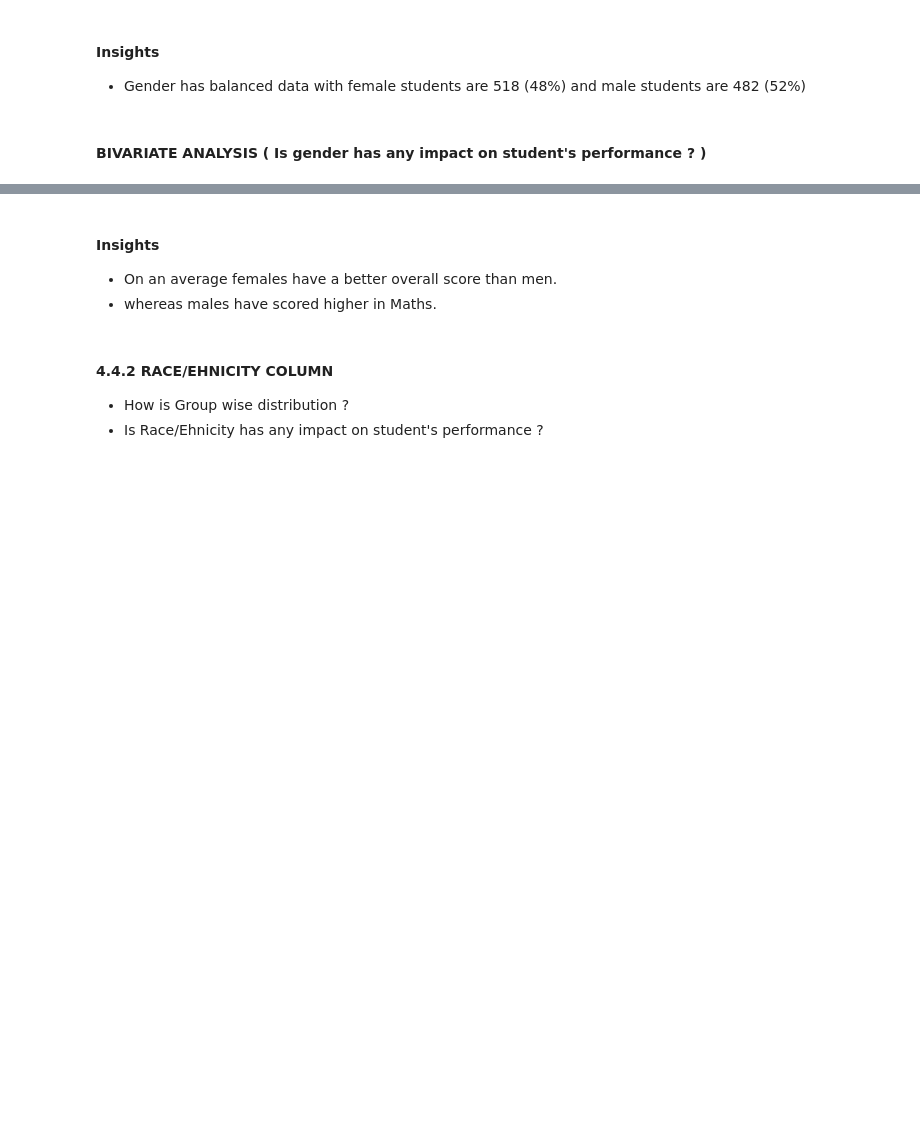
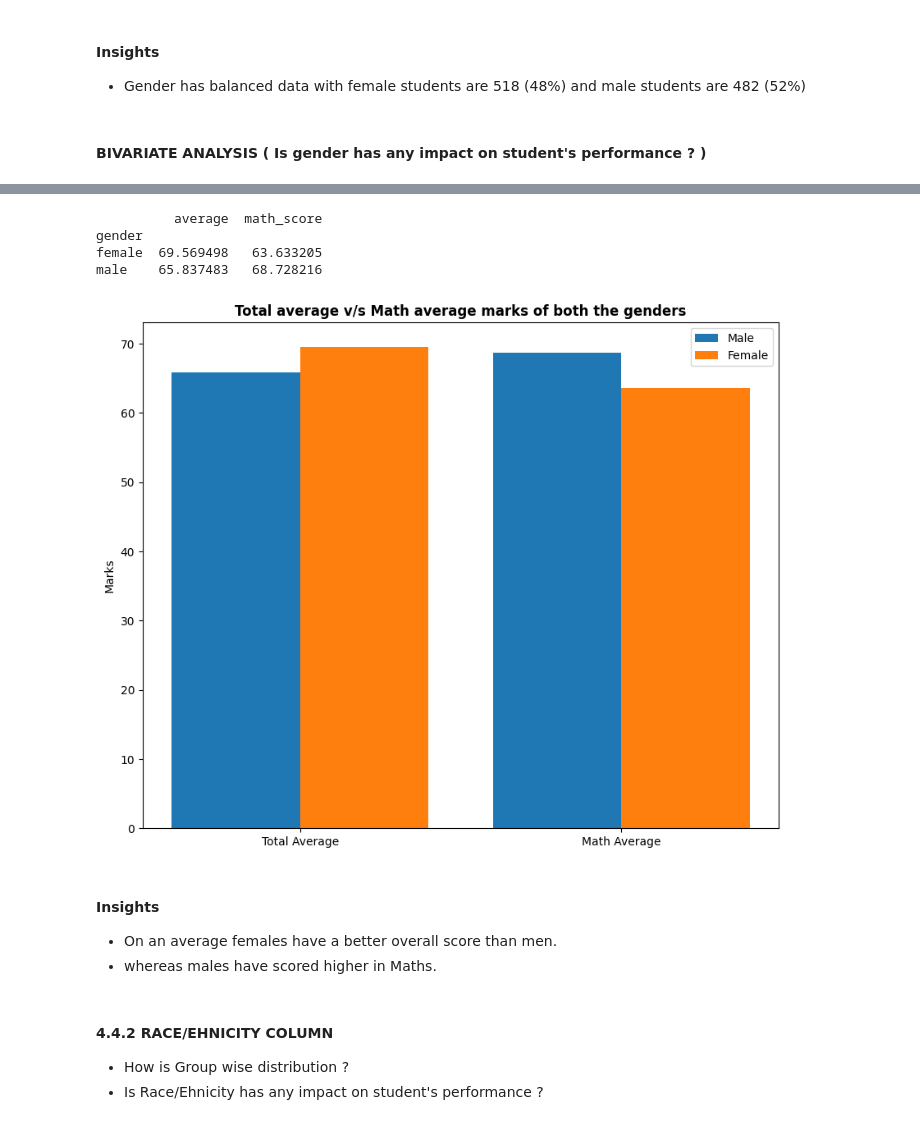
Before and after one commit to alokrrr/ML_Project, a Jupyter notebook: notebook/1 . EDA STUDENT PERFORMANCE .ipynb, the cells around one changed output, grey strips where cells are left out. Cells and saved outputs as stored; diff of their text form; code cells hidden in the pictures; blank space fills up the shorter version.

```diff
--- a/notebook/1 . EDA STUDENT PERFORMANCE .ipynb
+++ b/notebook/1 . EDA STUDENT PERFORMANCE .ipynb
@@ -452,25 +466,33 @@ plt.show()
 # %%
-gender_group = df.groupby('gender').mean()
-gender_group
+gender_group = df.groupby('gender')[['average', 'math_score']].mean()
+
+print(gender_group)
+# %% [output]
+          average  math_score
+gender
+female  69.569498   63.633205
+male    65.837483   68.728216
 # %%
 plt.figure(figsize=(10, 8))
 
 X = ['Total Average','Math Average']
 
 
-female_scores = [gender_group['average'][0], gender_group['math score'][0]]
-male_scores = [gender_group['average'][1], gender_group['math score'][1]]
+female_scores = [gender_group['average'][0], gender_group['math_score'][0]]
+male_scores = [gender_group['average'][1], gender_group['math_score'][1]]
 
 X_axis = np.arange(len(X))
 
 plt.bar(X_axis - 0.2, male_scores, 0.4, label = 'Male')
 plt.bar(X_axis + 0.2, female_scores, 0.4, label = 'Female')
 
 plt.xticks(X_axis, X)
 plt.ylabel("Marks")
 plt.title("Total average v/s Math average marks of both the genders", fontweight='bold')
 plt.legend()
 plt.show()
+# %% [output]
+[figure, added]
 # %% [markdown]
 #### Insights
 - On an average females have a better overall score than men.
```
Also changed, not shown: parts of 13 cells of this notebook, 9 other files.
